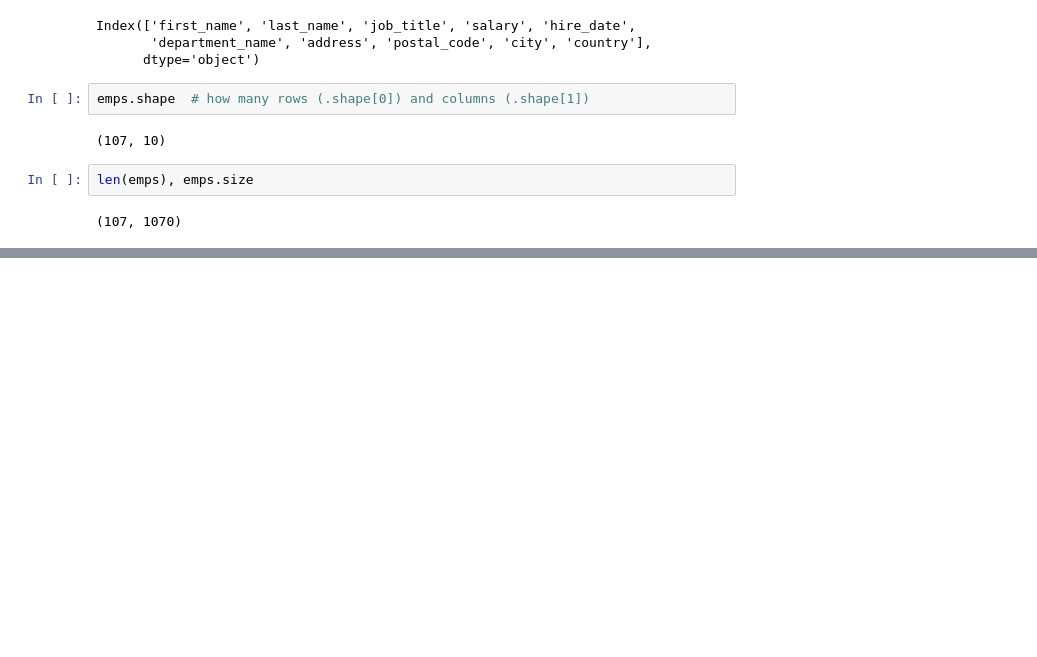
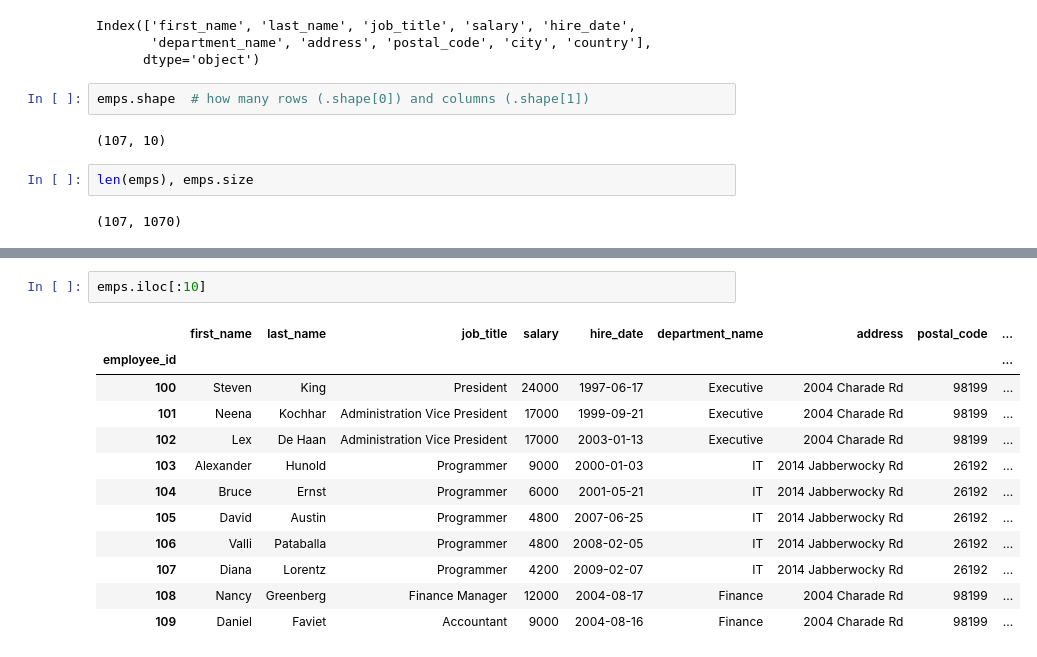
Before and after one commit to piotrgradzinski/dap_20230114, a Jupyter notebook: day_7_pgg/emps_access_filtering.ipynb, the cells around one changed output, grey strips where cells are left out. Drawn from its saved outputs; the diff is of its cells as text; blank space fills up the shorter version.

Commit message:
Employees, acccess and filtering.

```diff
--- a/day_7_pgg/emps_access_filtering.ipynb
+++ b/day_7_pgg/emps_access_filtering.ipynb
@@ -117,0 +244,15 @@ len(emps), emps.size
+# %%
+emps.iloc[:10]
+# %% [output]
+|  | first_name | last_name | job_title | salary | hire_date | department_name | address | postal_code | ... |
+| employee_id |  |  |  |  |  |  |  |  | ... |
+| 100 | Steven | King | President | 24000 | 1997-06-17 | Executive | 2004 Charade Rd | 98199 | ... |
+| 101 | Neena | Kochhar | Administration Vice President | 17000 | 1999-09-21 | Executive | 2004 Charade Rd | 98199 | ... |
+| 102 | Lex | De Haan | Administration Vice President | 17000 | 2003-01-13 | Executive | 2004 Charade Rd | 98199 | ... |
+| 103 | Alexander | Hunold | Programmer | 9000 | 2000-01-03 | IT | 2014 Jabberwocky Rd | 26192 | ... |
+| 104 | Bruce | Ernst | Programmer | 6000 | 2001-05-21 | IT | 2014 Jabberwocky Rd | 26192 | ... |
+| 105 | David | Austin | Programmer | 4800 | 2007-06-25 | IT | 2014 Jabberwocky Rd | 26192 | ... |
+| 106 | Valli | Pataballa | Programmer | 4800 | 2008-02-05 | IT | 2014 Jabberwocky Rd | 26192 | ... |
+| 107 | Diana | Lorentz | Programmer | 4200 | 2009-02-07 | IT | 2014 Jabberwocky Rd | 26192 | ... |
+| 108 | Nancy | Greenberg | Finance Manager | 12000 | 2004-08-17 | Finance | 2004 Charade Rd | 98199 | ... |
+| 109 | Daniel | Faviet | Accountant | 9000 | 2004-08-16 | Finance | 2004 Charade Rd | 98199 | ... |
```
Also changed, not shown: parts of 20 cells of this notebook.
